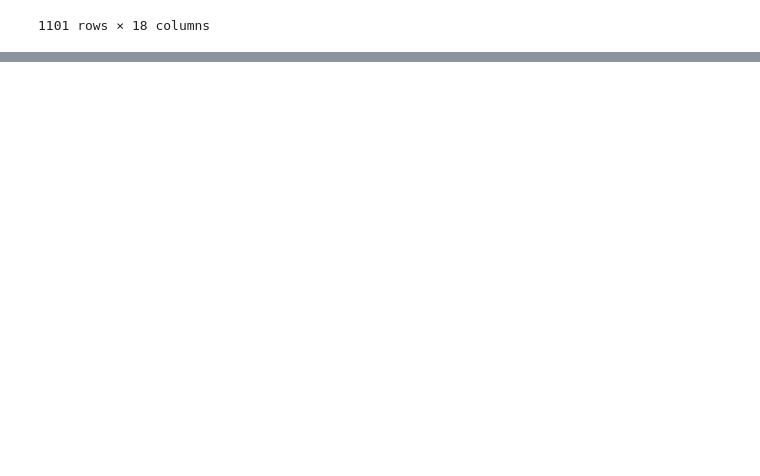
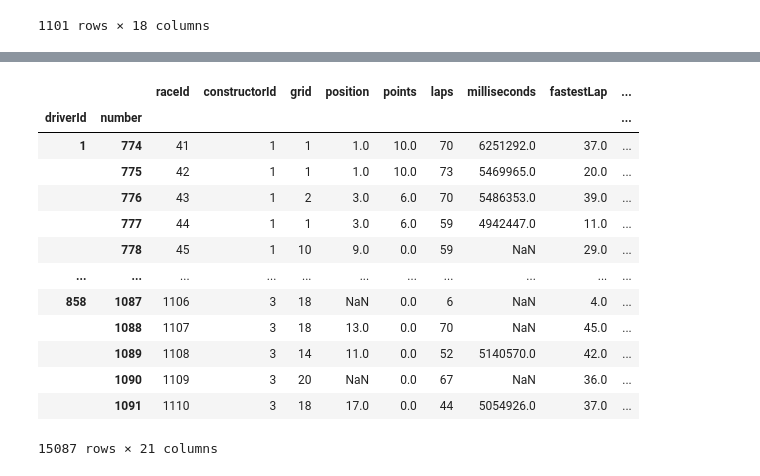
Before and after one commit to GuiCT/data-science-uni, a Jupyter notebook: predictive.ipynb, the cells around one changed output, grey strips where cells are left out. Saved outputs shown, nothing was run; the diff lists cells and outputs as text; code cells hidden in the pictures; blank space fills up the shorter version.

```diff
--- a/predictive.ipynb
+++ b/predictive.ipynb
@@ -288,0 +101,17 @@ array([830, 815, 844,   1,   4, 847, 846, 839, 840, 852, 842, 822, 855,
+# %%
+results_df[results_df['driverId_equals'] & results_df['year_equals']]
+# %% [output]
+|  |  | raceId | constructorId | grid | position | points | laps | milliseconds | fastestLap | ... |
+| driverId | number |  |  |  |  |  |  |  |  | ... |
+| 1 | 774 | 41 | 1 | 1 | 1.0 | 10.0 | 70 | 6251292.0 | 37.0 | ... |
+|  | 775 | 42 | 1 | 1 | 1.0 | 10.0 | 73 | 5469965.0 | 20.0 | ... |
+|  | 776 | 43 | 1 | 2 | 3.0 | 6.0 | 70 | 5486353.0 | 39.0 | ... |
+|  | 777 | 44 | 1 | 1 | 3.0 | 6.0 | 59 | 4942447.0 | 11.0 | ... |
+|  | 778 | 45 | 1 | 10 | 9.0 | 0.0 | 59 | NaN | 29.0 | ... |
+| ... | ... | ... | ... | ... | ... | ... | ... | ... | ... | ... |
+| 858 | 1087 | 1106 | 3 | 18 | NaN | 0.0 | 6 | NaN | 4.0 | ... |
+|  | 1088 | 1107 | 3 | 18 | 13.0 | 0.0 | 70 | NaN | 45.0 | ... |
+|  | 1089 | 1108 | 3 | 14 | 11.0 | 0.0 | 52 | 5140570.0 | 42.0 | ... |
+|  | 1090 | 1109 | 3 | 20 | NaN | 0.0 | 67 | NaN | 36.0 | ... |
+|  | 1091 | 1110 | 3 | 18 | 17.0 | 0.0 | 44 | 5054926.0 | 37.0 | ... |
+15087 rows × 21 columns
```
Also changed, not shown: parts of 10 cells of this notebook.
